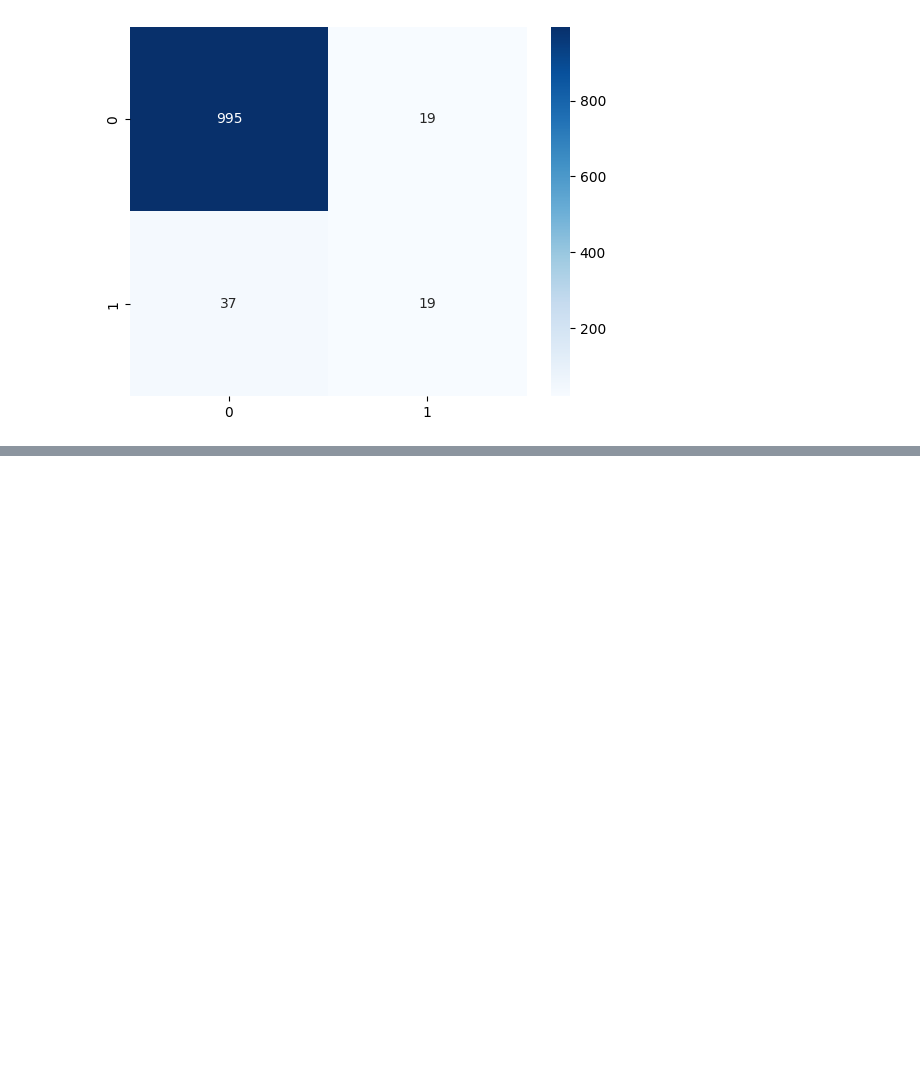
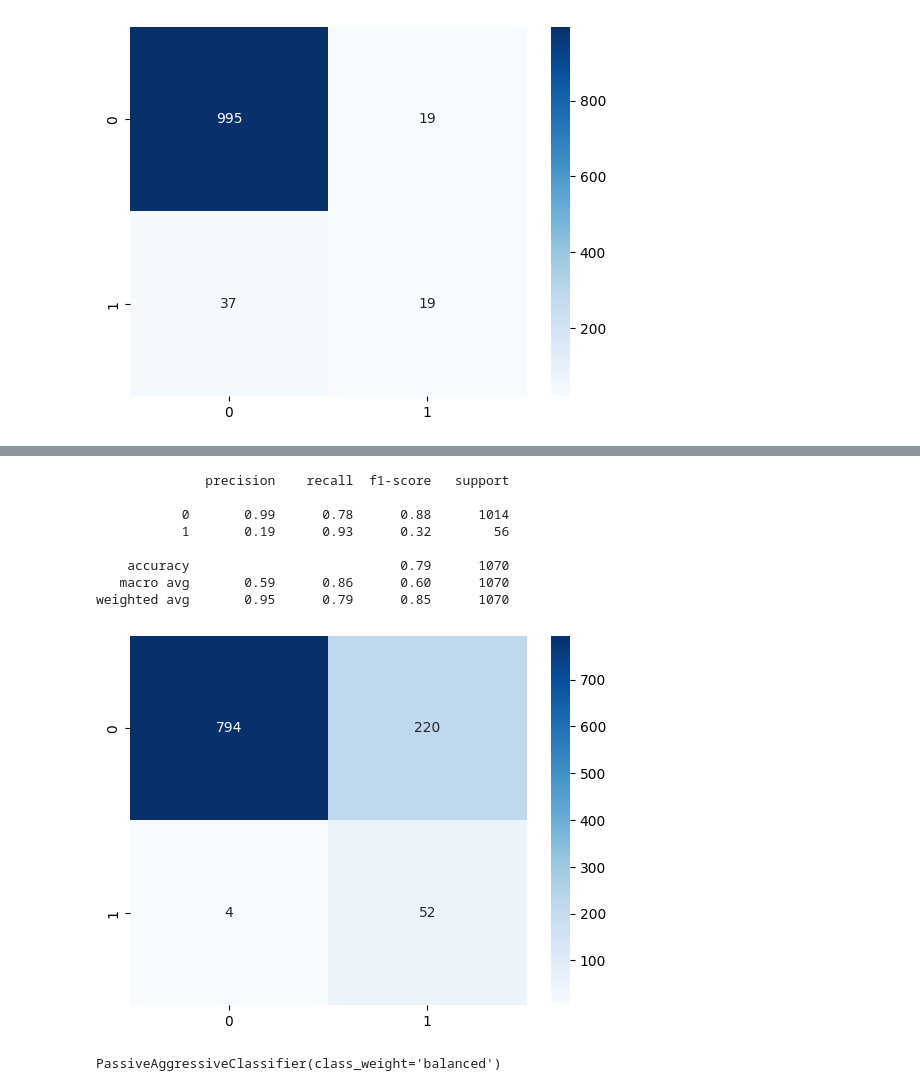
Before and after one commit to aroraomansh/F1-Prediction, a Jupyter notebook: main.ipynb, the cells around one changed output, grey strips where cells are left out. Cells and saved outputs as stored; diff of their text form; code cells hidden in the pictures; blank space fills up the shorter version.

```diff
--- a/main.ipynb
+++ b/main.ipynb
@@ -311,0 +427,26 @@ weighted avg       0.94      0.95      0.94      1070
+# %%
+y_pred=svc1.predict(X_test)
+
+print(classification_report(Y_test, y_pred))
+
+cm=confusion_matrix(Y_test, y_pred)
+
+sns.heatmap(cm, annot=True, cmap='Blues',fmt='d');
+# %% [output]
+              precision    recall  f1-score   support
+
+           0       0.99      0.78      0.88      1014
+           1       0.19      0.93      0.32        56
+
+    accuracy                           0.79      1070
+   macro avg       0.59      0.86      0.60      1070
+weighted avg       0.95      0.79      0.85      1070
+[figure, added]
+# %%
+#passive agressive classifier
+from sklearn.linear_model import PassiveAggressiveClassifier
+
+pac = PassiveAggressiveClassifier(max_iter=1000,class_weight='balanced')
+pac.fit(X_train, Y_train)
+# %% [output]
+PassiveAggressiveClassifier(class_weight='balanced')
```
Also changed, not shown: parts of 12 cells of this notebook, 1 other file.
